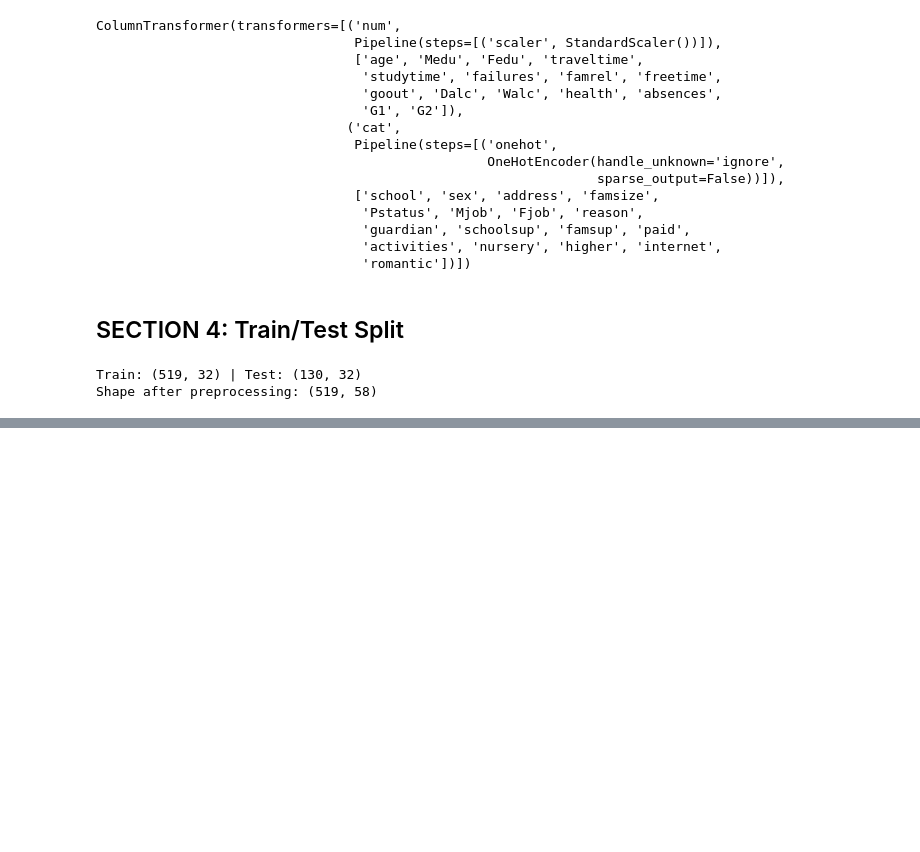
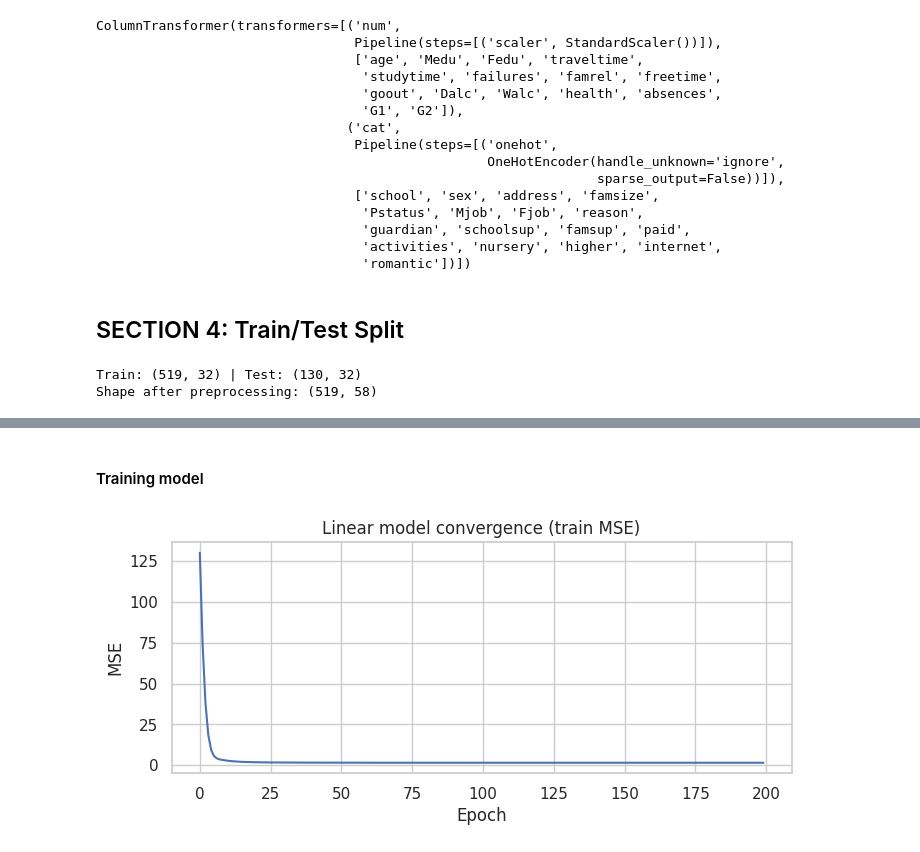
Before and after one commit to jonathanetitoo/Machine-Learning-6-SIN-A-Mar-Jul-2026, a Jupyter notebook: notebooks/main.ipynb, the cells around one changed output, grey strips where cells are left out. Saved outputs shown, nothing was run; the diff lists cells and outputs as text; code cells hidden in the pictures; blank space fills up the shorter version.

Commit message:
wip: LINEAR REGRESSION

```diff
--- a/notebooks/main.ipynb
+++ b/notebooks/main.ipynb
@@ -264,0 +269,15 @@ Shape after preprocessing: (519, 58)
+# %%
+n_features = X_train_proc.shape[1]
+
+linear_model = tf.keras.Sequential([
+    tf.keras.layers.Input(shape=(n_features,)),
+    tf.keras.layers.Dense(1, activation='linear', name='linear_output')
+], name='linear_regression')
+
+linear_model.compile(
+    optimizer=tf.keras.optimizers.Adam(learning_rate=0.01),
+    loss='mse',
+    metrics=['mae']
+)
+
+linear_model.summary()
@@ -264,0 +294,19 @@ Shape after preprocessing: (519, 58)
+# %% [markdown]
+#### Training model
+# %%
+history_lin = linear_model.fit(
+    X_train_proc, y_train_reg.values,
+    epochs=200,
+    batch_size=32,
+    verbose=0
+)
+
+# Loss curve
+plt.figure(figsize=(8, 3))
+plt.plot(history_lin.history['loss'])
+plt.title('Linear model convergence (train MSE)')
+plt.xlabel('Epoch')
+plt.ylabel('MSE')
+plt.show()
+# %% [output]
+[figure, added]
```
Also changed, not shown: parts of 7 cells of this notebook.
